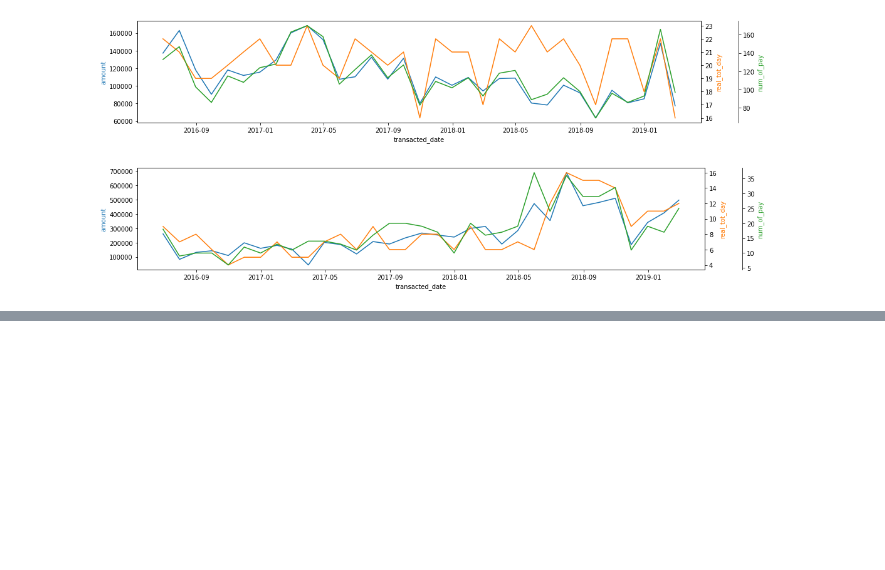
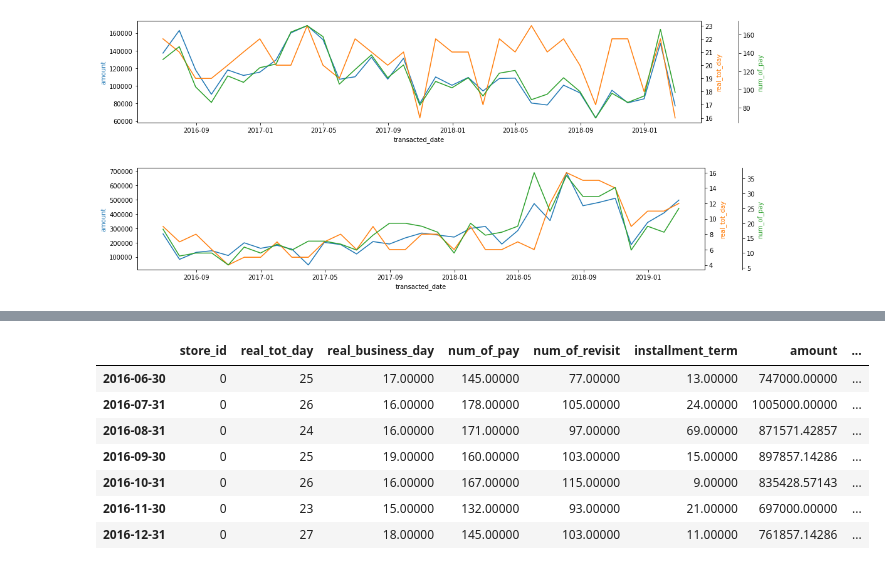
Before and after one commit to factorLee/kaggle-dacon, a Jupyter notebook: dacon/[연습]상점 신용카드 매출 예측 경진대회/baseline필사01.ipynb, the cells around one changed output, grey strips where cells are left out. Saved outputs shown, nothing was run; the diff lists cells and outputs as text; code cells hidden in the pictures; blank space fills up the shorter version.

```diff
--- a/dacon/[연습]상점 신용카드 매출 예측 경진대회/baseline필사01.ipynb
+++ b/dacon/[연습]상점 신용카드 매출 예측 경진대회/baseline필사01.ipynb
@@ -480,0 +508,11 @@ for i in df_month.store_id.unique()[:3]:
+# %%
+sma_month.head(7)
+# %% [output]
+|  | store_id | real_tot_day | real_business_day | num_of_pay | num_of_revisit | installment_term | amount | ... |
+| 2016-06-30 | 0 | 25 | 17.00000 | 145.00000 | 77.00000 | 13.00000 | 747000.00000 | ... |
+| 2016-07-31 | 0 | 26 | 16.00000 | 178.00000 | 105.00000 | 24.00000 | 1005000.00000 | ... |
+| 2016-08-31 | 0 | 24 | 16.00000 | 171.00000 | 97.00000 | 69.00000 | 871571.42857 | ... |
+| 2016-09-30 | 0 | 25 | 19.00000 | 160.00000 | 103.00000 | 15.00000 | 897857.14286 | ... |
+| 2016-10-31 | 0 | 26 | 16.00000 | 167.00000 | 115.00000 | 9.00000 | 835428.57143 | ... |
+| 2016-11-30 | 0 | 23 | 15.00000 | 132.00000 | 93.00000 | 21.00000 | 697000.00000 | ... |
+| 2016-12-31 | 0 | 27 | 18.00000 | 145.00000 | 103.00000 | 11.00000 | 761857.14286 | ... |
```
Also changed, not shown: parts of 20 cells of this notebook.
